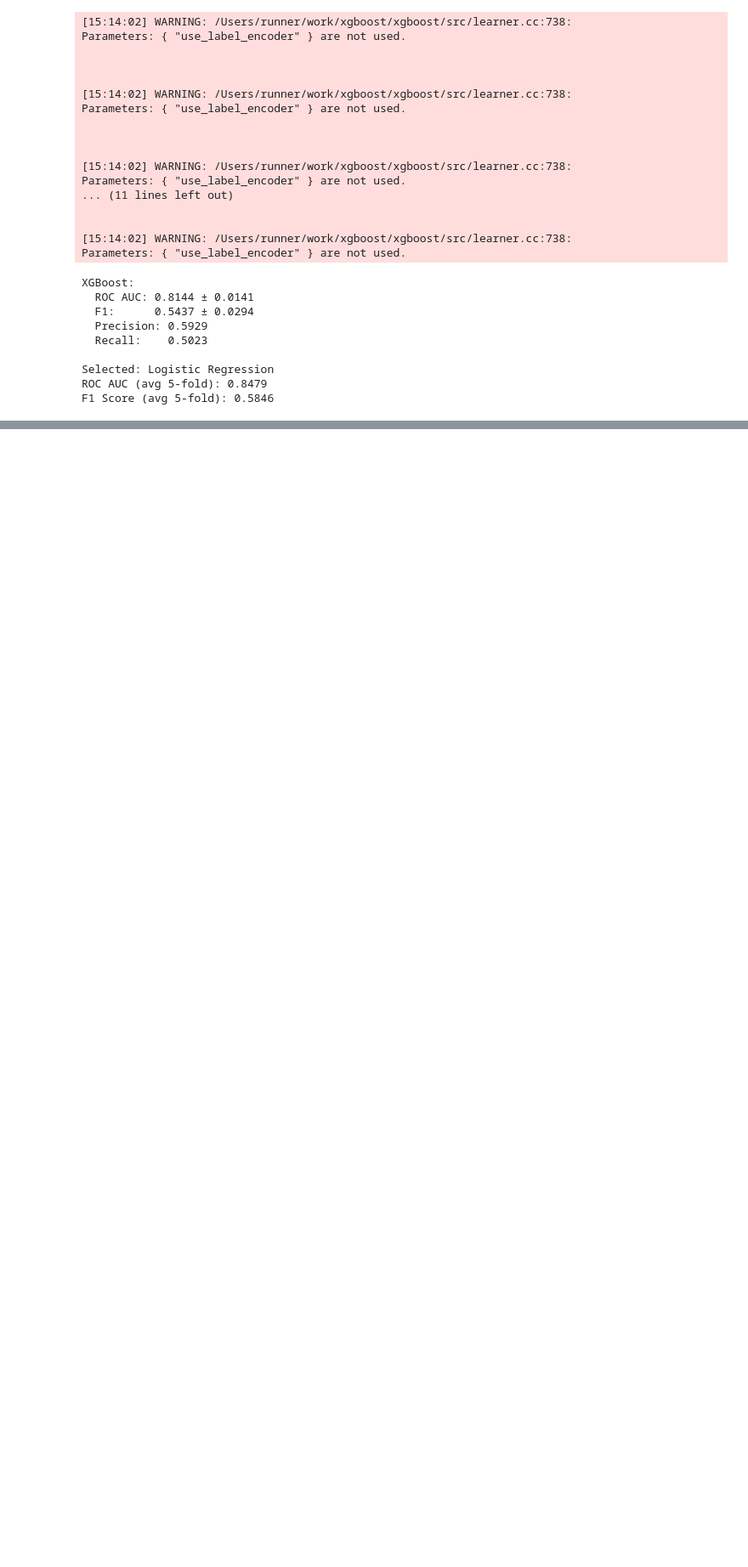
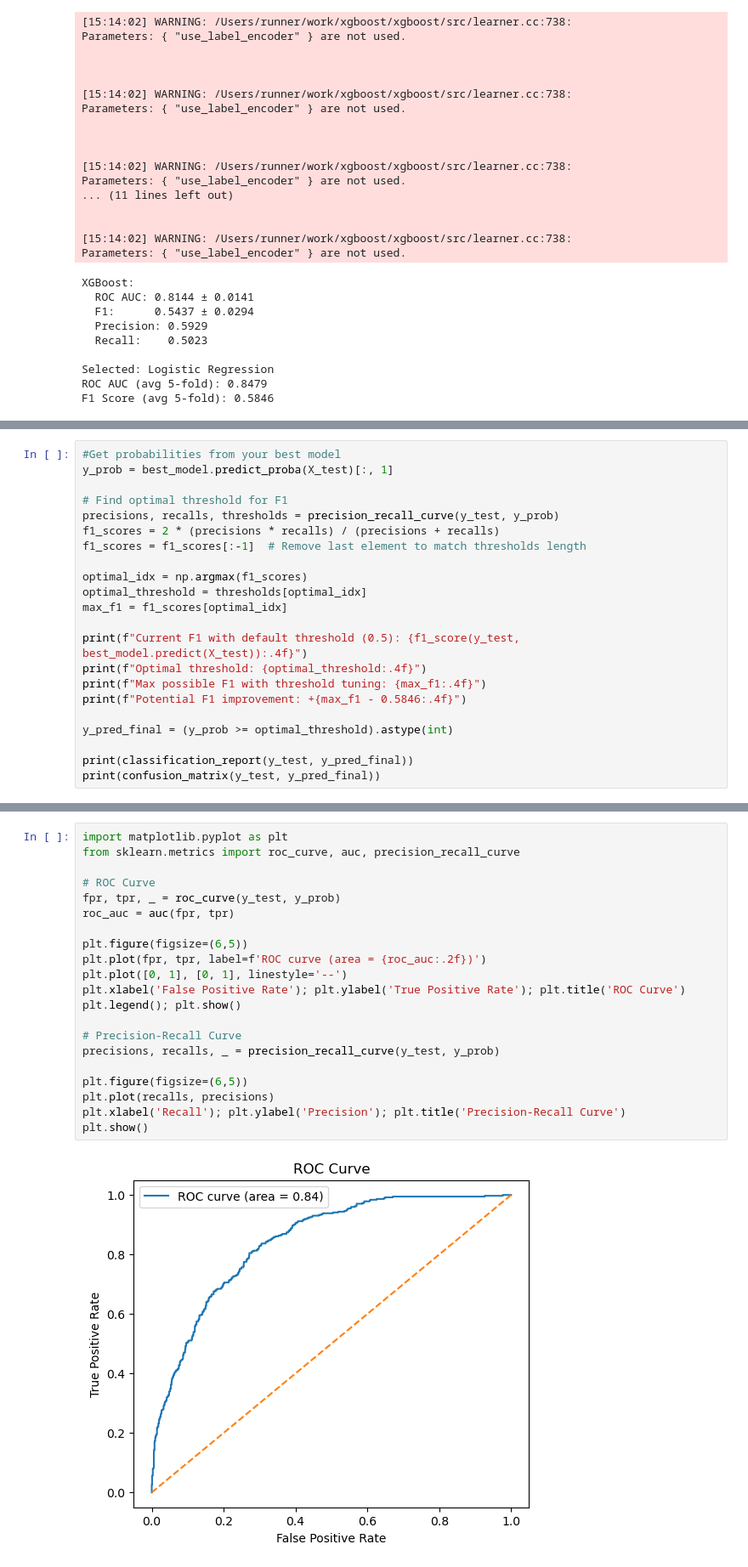
Before and after one commit to mewpunyapat/customer-churn-prediction, a Jupyter notebook: notebooks/modeling_classical_ml.ipynb, the cells around one changed output, grey strips where cells are left out. Shown at 85% size. Drawn from its saved outputs; the diff is of its cells as text; blank space fills up the shorter version.

Commit message:
tune model & evaluate

```diff
--- a/notebooks/modeling_classical_ml.ipynb
+++ b/notebooks/modeling_classical_ml.ipynb
@@ -178,0 +210,22 @@ F1 Score (avg 5-fold): 0.5846
+# %%
+#Get probabilities from your best model
+y_prob = best_model.predict_proba(X_test)[:, 1]
+
+# Find optimal threshold for F1
+precisions, recalls, thresholds = precision_recall_curve(y_test, y_prob)
+f1_scores = 2 * (precisions * recalls) / (precisions + recalls)
+f1_scores = f1_scores[:-1]  # Remove last element to match thresholds length
+
+optimal_idx = np.argmax(f1_scores)
+optimal_threshold = thresholds[optimal_idx]
+max_f1 = f1_scores[optimal_idx]
+
+print(f"Current F1 with default threshold (0.5): {f1_score(y_test, best_model.predict(X_test)):.4f}")
+print(f"Optimal threshold: {optimal_threshold:.4f}")
+print(f"Max possible F1 with threshold tuning: {max_f1:.4f}")
+print(f"Potential F1 improvement: +{max_f1 - 0.5846:.4f}")
+
+y_pred_final = (y_prob >= optimal_threshold).astype(int)
+
+print(classification_report(y_test, y_pred_final))
+print(confusion_matrix(y_test, y_pred_final))
@@ -178,0 +248,23 @@ F1 Score (avg 5-fold): 0.5846
+# %%
+import matplotlib.pyplot as plt
+from sklearn.metrics import roc_curve, auc, precision_recall_curve
+
+# ROC Curve
+fpr, tpr, _ = roc_curve(y_test, y_prob)
+roc_auc = auc(fpr, tpr)
+
+plt.figure(figsize=(6,5))
+plt.plot(fpr, tpr, label=f'ROC curve (area = {roc_auc:.2f})')
+plt.plot([0, 1], [0, 1], linestyle='--')
+plt.xlabel('False Positive Rate'); plt.ylabel('True Positive Rate'); plt.title('ROC Curve')
+plt.legend(); plt.show()
+
+# Precision-Recall Curve
+precisions, recalls, _ = precision_recall_curve(y_test, y_prob)
+
+plt.figure(figsize=(6,5))
+plt.plot(recalls, precisions)
+plt.xlabel('Recall'); plt.ylabel('Precision'); plt.title('Precision-Recall Curve')
+plt.show()
+# %% [output]
+[figure, added]
```
Also changed, not shown: parts of 11 cells of this notebook.
